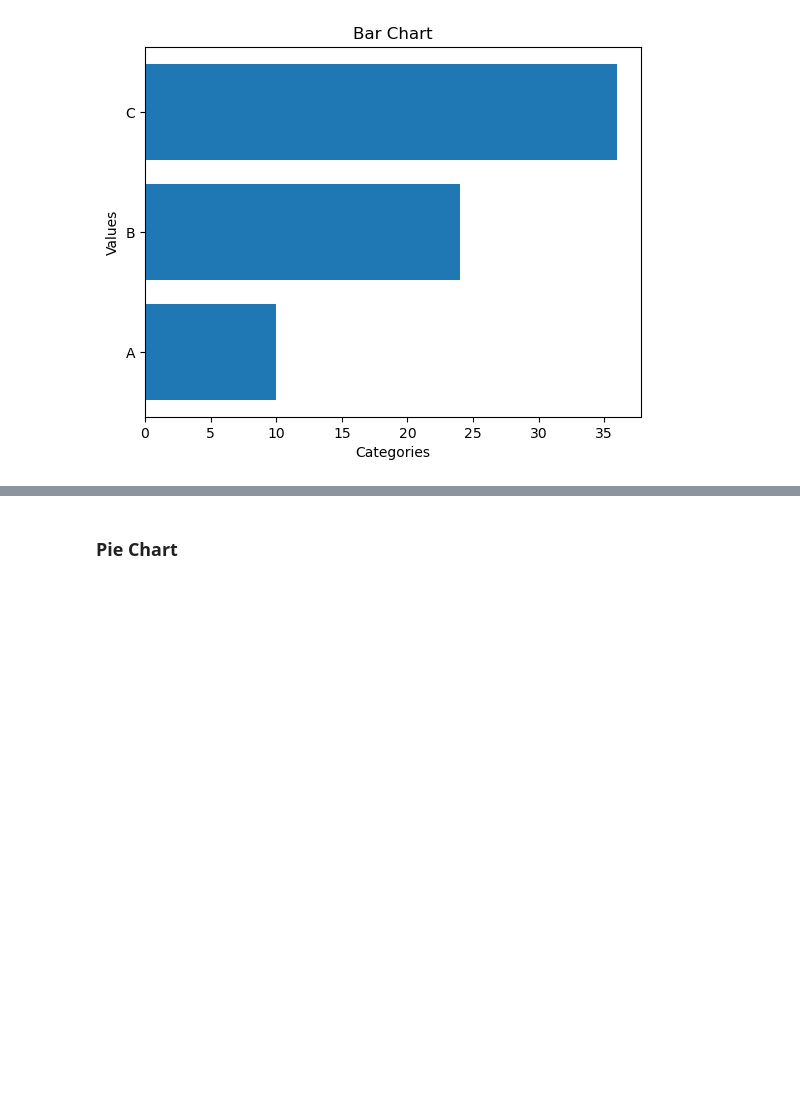
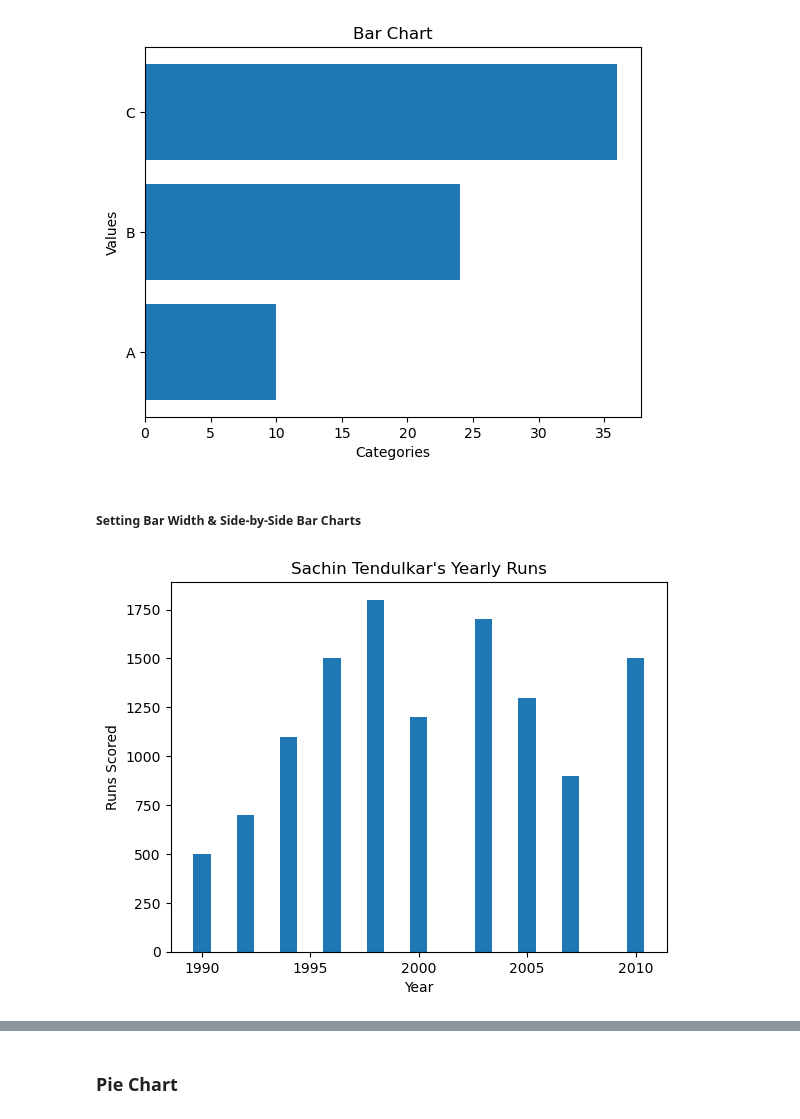
Before and after one commit to jatinvish-01/Maplotlib-Jupyter, a Jupyter notebook: plotting, bars, charts and histogram.ipynb, the cells around one changed output, grey strips where cells are left out. Saved outputs shown, nothing was run; the diff lists cells and outputs as text; code cells hidden in the pictures; blank space fills up the shorter version.

Commit message:
More about bar chart

```diff
--- a/plotting, bars, charts and histogram.ipynb
+++ b/plotting, bars, charts and histogram.ipynb
@@ -18,3 +18,26 @@ plt.ylabel('Values')
 plt.show()
 # %% [output]
 [figure]
+# %% [markdown]
+##### Setting Bar Width & Side-by-Side Bar Charts
+# %%
+import matplotlib.pyplot as plt
+import numpy as np
+
+years = [1990, 1992, 1994, 1996, 1998, 2000, 2003, 2005, 2007, 2010]
+runs =  [500, 700, 1100, 1500, 1800, 1200, 1700, 1300, 900, 1500]
+
+plt.bar(years, runs)
+plt.xlabel("Year")
+plt.ylabel("Runs Scored")
+plt.title("Sachin Tendulkar's Yearly Runs")
+plt.show()
+
+sachin = [500, 700, 1100, 1500, 1800, 1200, 1700, 1300, 900, 1500]
+sehwag = [0, 200, 900, 1400, 1600, 1800, 1500, 1100, 800, 0]
+kohli  = [0, 0, 500, 800, 1100, 1300, 1500, 1800, 1900, 2100]
+
+x = np.arange(len(years))  # index positions
+width = 0.25
+# %% [output]
+[figure, added]
```
Also changed, not shown: parts of 4 cells of this notebook.
